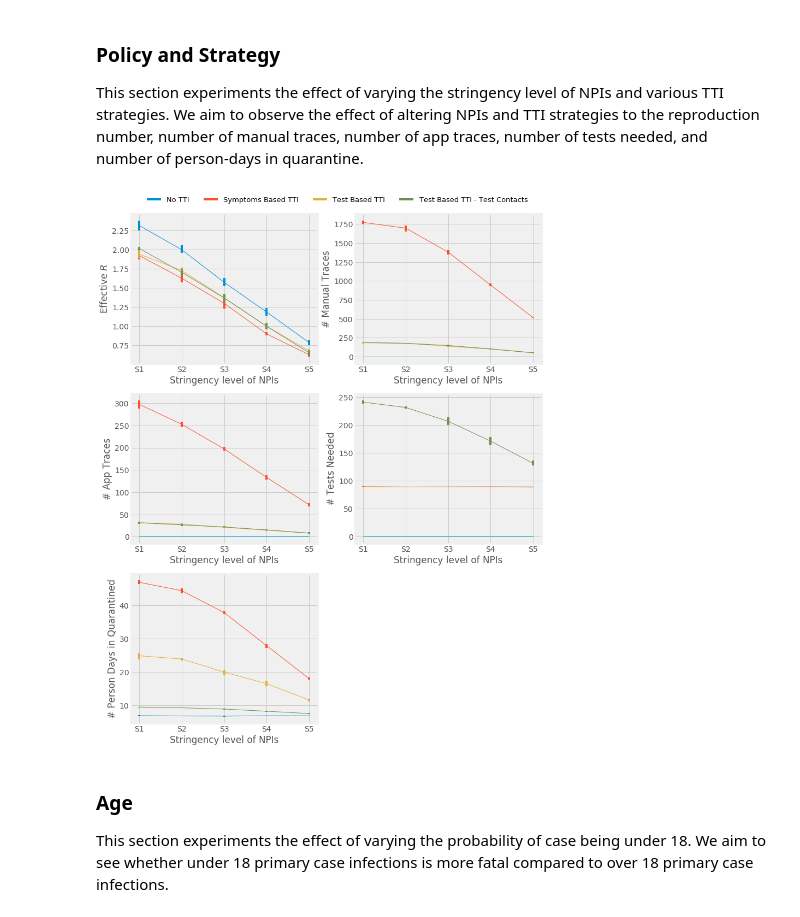
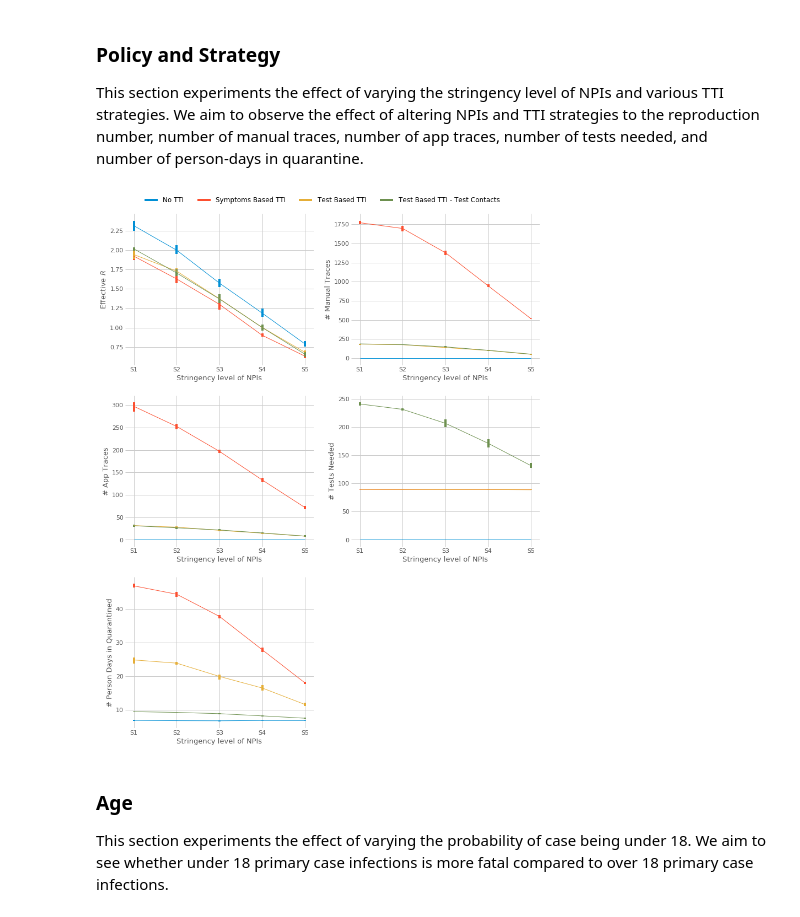
Before and after one commit to maleakhiw/gaussian-processes-tti-explorer, a Jupyter notebook: notebooks/sensitivity-analysis-nongp.ipynb, the cells around one changed output. Saved outputs shown, nothing was run; the diff lists cells and outputs as text; code cells hidden in the pictures.

```diff
--- a/notebooks/sensitivity-analysis-nongp.ipynb
+++ b/notebooks/sensitivity-analysis-nongp.ipynb
@@ -45,7 +45,7 @@ ax5 = fig.add_subplot(325)
 # Line plot
 sns.lineplot(x="strategy", y="effective_r", data=df_policy,
              hue="gov_policy", err_style="bars", linewidth=1,
-             ci=95, ax=ax1, markers=True)
+             ci=95, ax=ax1, markers=True, color="blue")
 sns.lineplot(x="strategy", y="manual_traces", data=df_policy,
              hue="gov_policy", err_style="bars", linewidth=1,
              ci=95, ax=ax2, markers=True)
@@ -53,46 +53,58 @@ sns.lineplot(x="strategy", y="app_traces", data=df_policy,
              hue="gov_policy", err_style="bars", linewidth=1,
              ci=95, ax=ax3, markers=True)
 sns.lineplot(x="strategy", y="test_needed", data=df_policy,
              hue="gov_policy", err_style="bars", linewidth=1,
              ci=95, ax=ax4, markers=True)
 sns.lineplot(x="strategy", y="persondays_quarantined", data=df_policy,
              hue="gov_policy", err_style="bars", linewidth=1,
              ci=95, ax=ax5, markers=True)
 
 # Display one legend
 handles, labels = ax1.get_legend_handles_labels()
 ax1.legend(handles=handles[1:], labels=["No TTI", "Symptoms Based TTI", "Test Based TTI", "Test Based TTI - Test Contacts"], loc='center left',
-           bbox_to_anchor=(0.05, 1.09), ncol=4, frameon=False,
-          prop={'size': 13})
+           bbox_to_anchor=(0.07, 1.09), ncol=4, frameon=False,
+          prop={'size': 12})
 
 # Remove legends
 for ax in [ax2, ax3, ax4, ax5]:
     legend = ax.legend()
     legend.remove()
 
 # Rename axis
-ax1.set_xlabel("Stringency level of NPIs")
-ax1.set_ylabel("Effective $R$")
+ax1.set_xlabel("Stringency level of NPIs", fontsize=13)
+ax1.set_ylabel("Effective $R$", fontsize=13)
 
 
-ax2.set_xlabel("Stringency level of NPIs")
-ax2.set_ylabel("# Manual Traces")
+ax2.set_xlabel("Stringency level of NPIs", fontsize=13)
+ax2.set_ylabel("# Manual Traces", fontsize=13)
 
 
-ax3.set_xlabel("Stringency level of NPIs")
-ax3.set_ylabel("# App Traces")
+ax3.set_xlabel("Stringency level of NPIs", fontsize=13)
+ax3.set_ylabel("# App Traces", fontsize=13)
 
 
-ax4.set_xlabel("Stringency level of NPIs")
-ax4.set_ylabel("# Tests Needed")
+ax4.set_xlabel("Stringency level of NPIs", fontsize=13)
+ax4.set_ylabel("# Tests Needed", fontsize=13)
 
 
-ax5.set_xlabel("Stringency level of NPIs")
-ax5.set_ylabel("# Person Days in Quarantined")
+ax5.set_xlabel("Stringency level of NPIs", fontsize=13)
+ax5.set_ylabel("# Person Days in Quarantined", fontsize=13)
+
+# Despine
+for ax in [ax1, ax2, ax3, ax4, ax5]:
+    ax.spines['bottom'].set_color('#D3D3D3')
+    ax.spines['left'].set_color('#D3D3D3')
+    ax.spines['right'].set_color('#D3D3D3')
+    ax.spines['top'].set_color('#D3D3D3')
+    ax.tick_params(axis='both', which='major', labelsize=11)
+    ax.set_facecolor("white")
+
+    for axis in ['top','bottom','left','right']:
+        ax.spines[axis].set_linewidth(0)
 
 plt.show()
 # %% [output]
-[figure, old version]
+[figure, new version]
 # %% [markdown]
 ### Age
 
```
Also changed, not shown: parts of 30 cells of this notebook, 3 other files.
